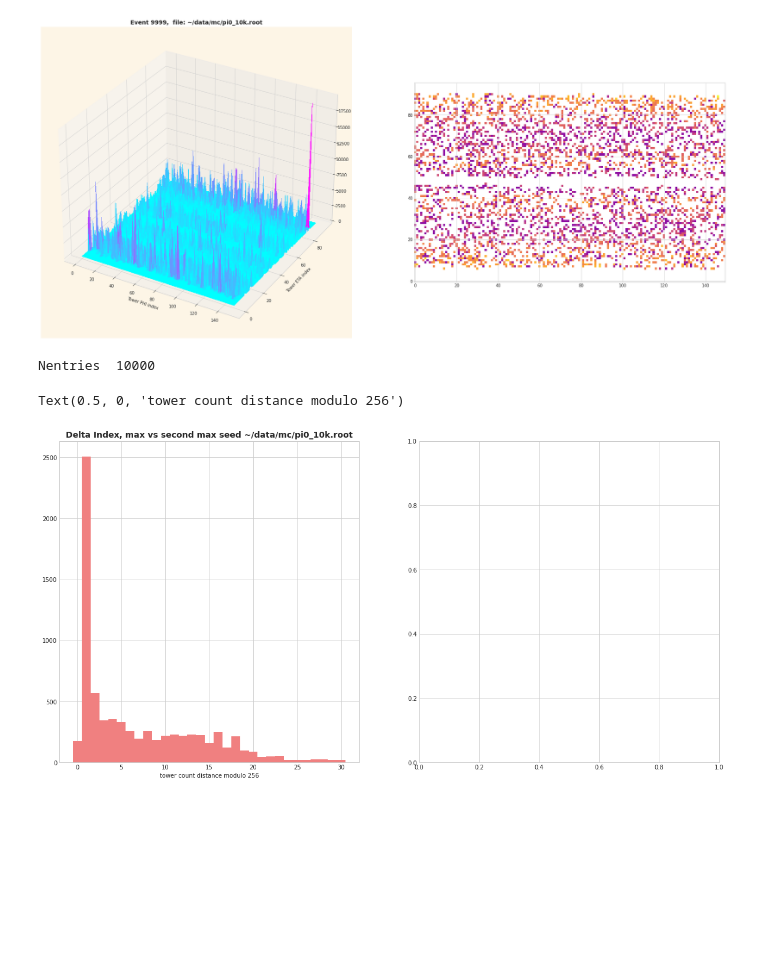
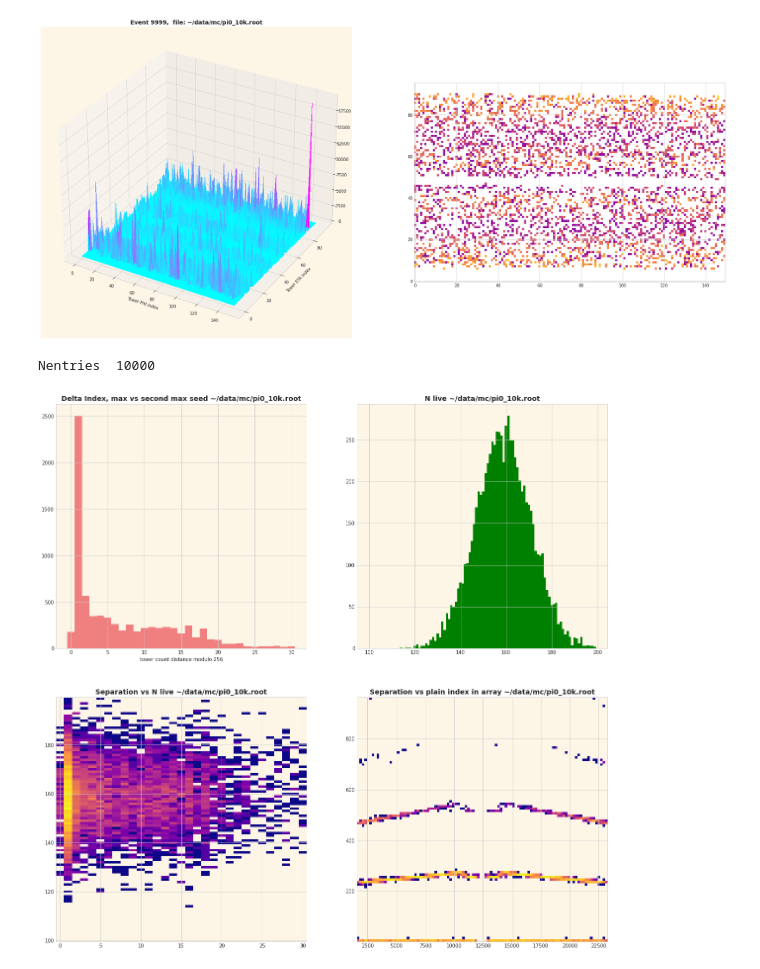
Before and after one commit to regmi-sijan/ml4cal, a Jupyter notebook: mc/barrel.ipynb, the cells around one changed output. Saved outputs shown, nothing was run; the diff lists cells and outputs as text; code cells hidden in the pictures; blank space fills up the shorter version.

Commit message:
Updated the barrel notebook with more detailed plots of separation

```diff
--- a/mc/barrel.ipynb
+++ b/mc/barrel.ipynb
@@ -357,7 +357,10 @@ Nentries  10000
 ########################### AUX AUX AUX
 
 
-plt.rcParams["figure.figsize"]  = (20.0, 10.0)
+from socket import ntohs
+
+
+plt.rcParams["figure.figsize"]  = (20.0, 20.0)
 
 eta_lo = 0.05
 eta_hi = 1.00
@@ -369,7 +372,11 @@ d_phi   = []
 etas    = []
 
 phis    = []
-seconds = []
+
+ones    = []
+twos    = []
+
+nts     = []
 
 toDo = Nentries
 print('Nentries ', Nentries)
@@ -384,6 +391,9 @@ for i in range(toDo): # loop over the data sample
     energies = np.zeros(Ntotal, dtype=float)
 
     ntowers = nlive[i]
+
+    nts.append(ntowers)
+
     for nt in range(ntowers):
         my_tower    = N[i][nt]    # print(myTower, e[nt])
         energies[my_tower] = energy[i][nt]
@@ -391,45 +401,55 @@ for i in range(toDo): # loop over the data sample
     sorted = np.sort(energies)
 
     maxval = sorted[-1]
     second = sorted[-2]
 
     i1 = np.where(energies == maxval)
     i2 = np.where(energies == second)
 
     one = i1[0][0]
     two = i2[0][0]
 
+    ones.append(one)
+    twos.append(two)
+
     delta = abs(one - two)
     #if delta > 128:
     #    delta = 256 - delta
 
     delta = delta - 256*(delta//256)
 
 
     if delta > 128: delta = 256 - delta
 
     diffs.append(delta)
     #if delta>250:
     #    print(delta)
 
-fig, axs = plt.subplots(1,2)
+fig, axs = plt.subplots(2,2)
 
-#for j in range(1):
-#    for k in range(1):
-#        axs[j,k].grid(False)
+for j in range(2):
+    for k in range(2):
+        axs[j,k].grid(False)
 
-_ = axs[0].hist(diffs, bins=31, range=(-0.5, 30.5), color='lightcoral')
-axs[0].set_title('Delta Index, max vs second max seed '+ infile, fontsize=14, fontweight='bold')
-axs[0].set_xlabel('tower count distance modulo 256')
+_ = axs[0,0].hist(diffs, bins=31, range=(-0.5, 30.5), color='lightcoral')
+axs[0,0].set_title('Delta Index, max vs second max seed '+ infile, fontsize=14, fontweight='bold')
+axs[0,0].set_xlabel('tower count distance modulo 256')
 
+_ = axs[0,1].hist(nts, bins=100, range=(99.5, 199.5), color='green')
+axs[0,1].set_title('N live '+ infile, fontsize=14, fontweight='bold')
 
-#for j in range(2):
-#    for k in range(1):
-#        axs[j,k].xaxis.set_zorder(10.0)
-#        axs[j,k].yaxis.set_zorder(10.0)
-#        axs[j,k].set_facecolor("oldlace")
-#        axs[j,k].grid(True)
+_ = axs[1,0].hist2d(diffs, nts, bins=(31, 100), range=((-0.5, 30.5), (99.5, 199.5)), norm=colors.LogNorm(1.0), cmap='plasma')
+axs[1,0].set_title('Separation vs N live '+ infile, fontsize=14, fontweight='bold')
+
+_ = axs[1,1].hist2d(np.array(ones), abs(np.array(ones)-np.array(twos)), bins=(100,100), norm=colors.LogNorm(1.0), cmap='plasma')
+axs[1,1].set_title('Separation vs plain index in array '+ infile, fontsize=14, fontweight='bold')
+
+for j in range(2):
+    for k in range(2):
+        axs[j,k].xaxis.set_zorder(10.0)
+        axs[j,k].yaxis.set_zorder(10.0)
+        axs[j,k].set_facecolor("oldlace")
+        axs[j,k].grid(True)
 # %% [output]
 Nentries  10000
-Text(0.5, 0, 'tower count distance modulo 256')
-[figure, old version]
+[figure, new version]
```
